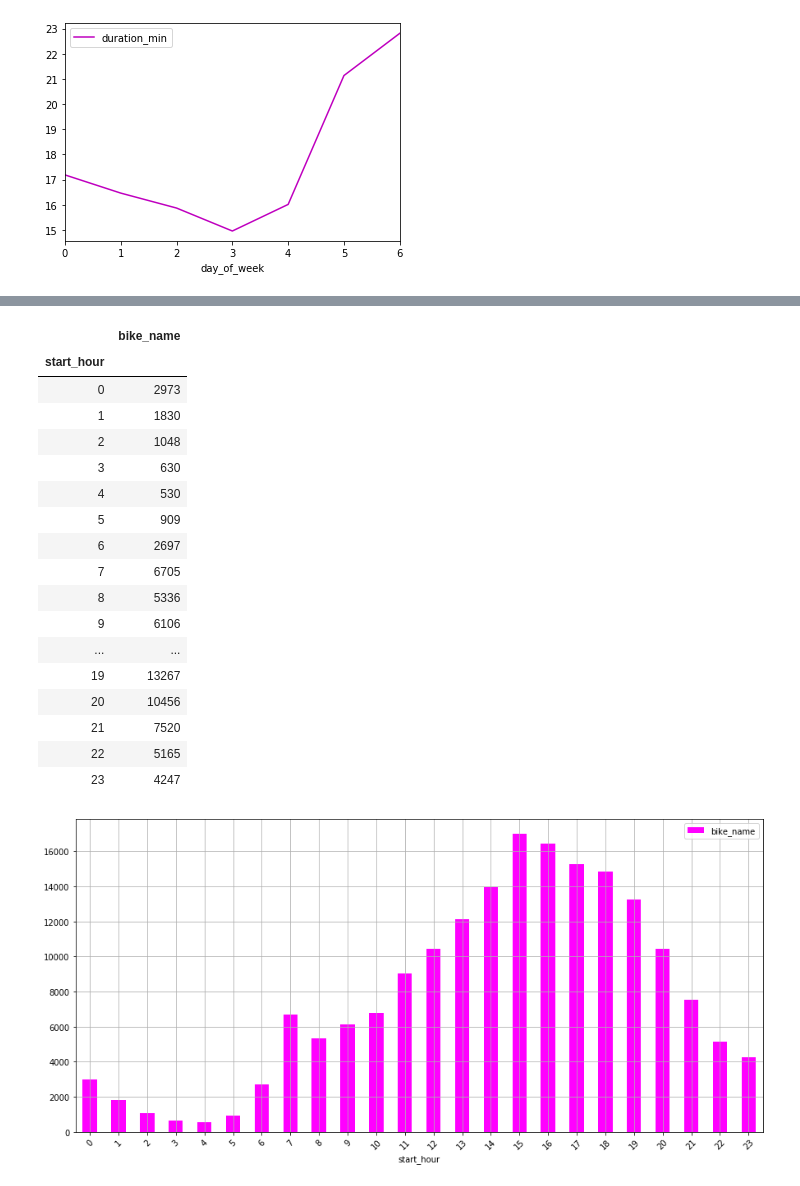
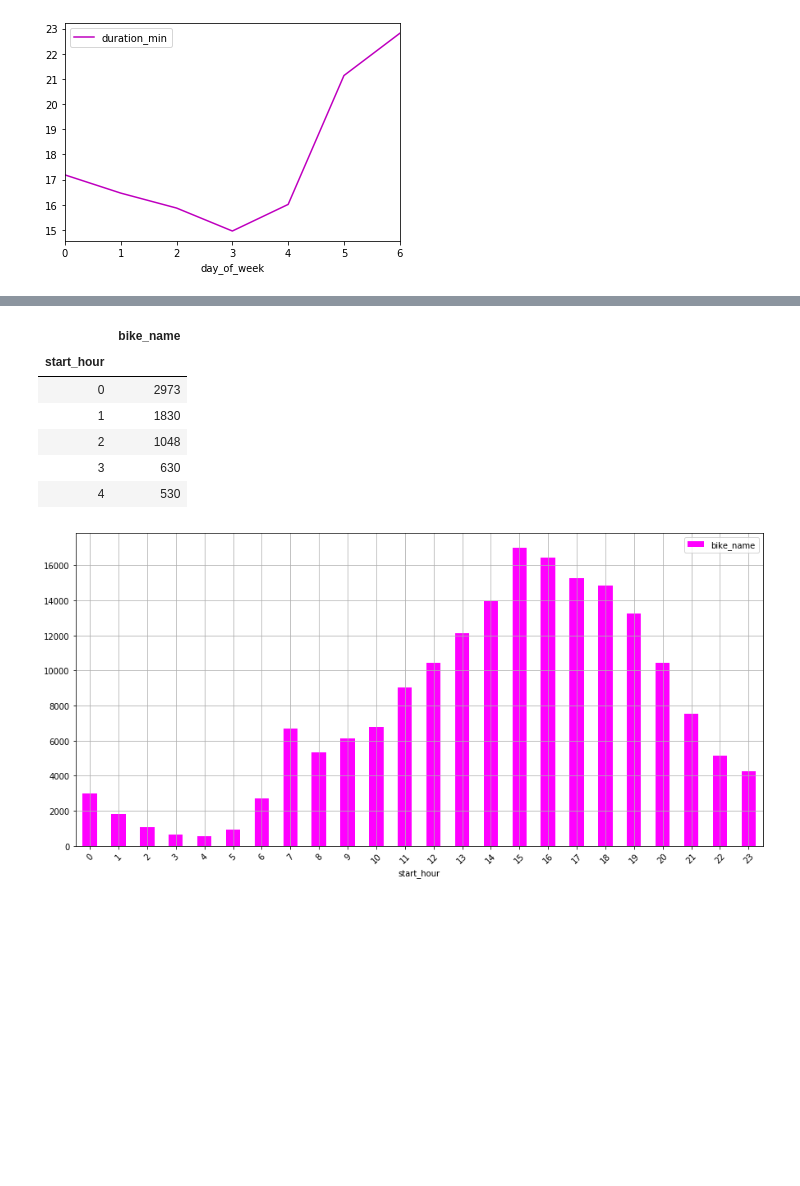
Before and after one commit to KGorczyca/City_bike_Lublin, a Jupyter notebook: PROJEKT PART 1 (2017).ipynb, the cells around one changed output, grey strips where cells are left out. Saved outputs shown, nothing was run; the diff lists cells and outputs as text; code cells hidden in the pictures; blank space fills up the shorter version.

```diff
--- a/PROJEKT PART 1 (2017).ipynb
+++ b/PROJEKT PART 1 (2017).ipynb
@@ -544,31 +566,20 @@ fig.show()
 # %%
 #Create a plot for average number of rents per hour (so we can check for example
 #how many rents on average are there during rush hours )
 
 city_bike17['start_hour'] = pd.DatetimeIndex(city_bike17['start_time']).hour
 
 ave_rent_per_h = city_bike17.groupby(['start_hour']).agg({'bike_name':'count'})
 
-ave_rent_per_h
+ave_rent_per_h.head()
 # %% [output]
 |  | bike_name |
 | start_hour |  |
 | 0 | 2973 |
 | 1 | 1830 |
 | 2 | 1048 |
 | 3 | 630 |
 | 4 | 530 |
-| 5 | 909 |
-| 6 | 2697 |
-| 7 | 6705 |
-| 8 | 5336 |
-| 9 | 6106 |
-| ... | ... |
-| 19 | 13267 |
-| 20 | 10456 |
-| 21 | 7520 |
-| 22 | 5165 |
-| 23 | 4247 |
 # %%
 ave_rent_per_h.plot(kind ='bar', figsize = (15,7), use_index=True, xticks = (range(24)),rot = 45, grid=True, colormap = 'spring');
 # %% [output]
```
Also changed, not shown: parts of 4 cells of this notebook.
